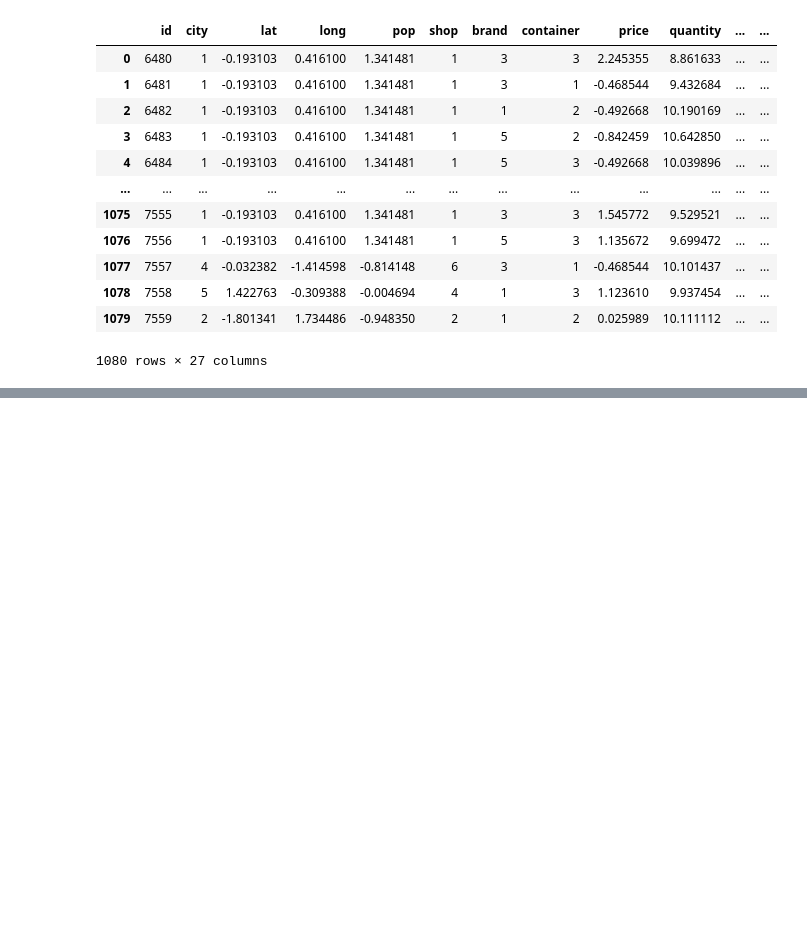
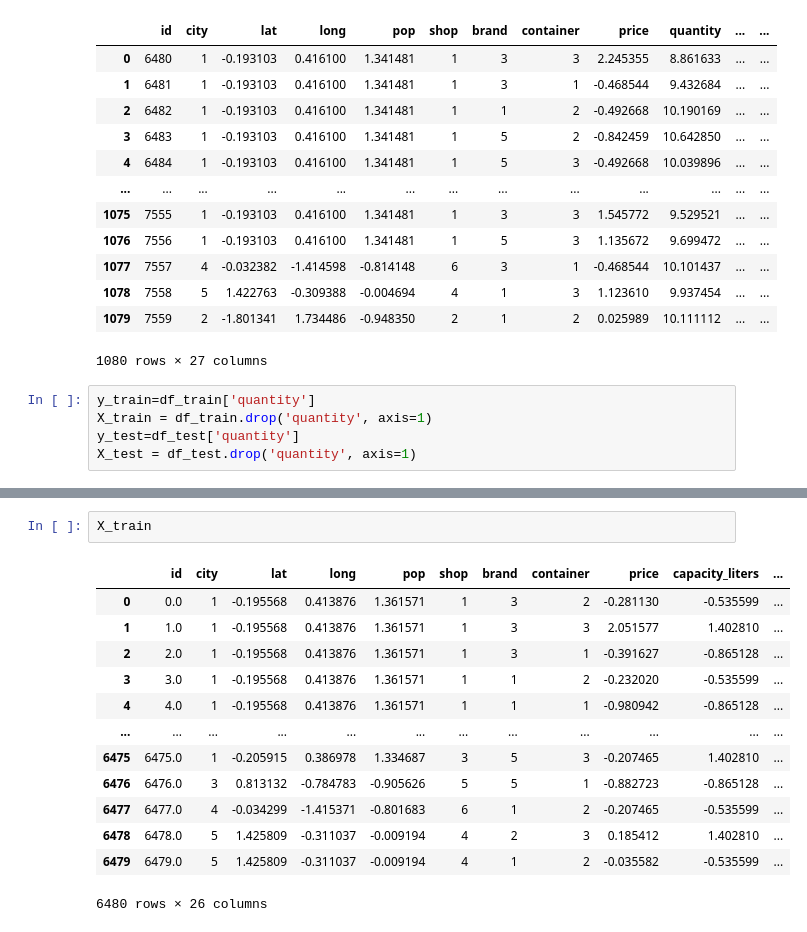
Before and after one commit to Asad-Ismail/Real_World_ML, a Jupyter notebook: Use_Cases/soda_prediction_sklearn.ipynb, the cells around one changed output, grey strips where cells are left out. Drawn from its saved outputs; the diff is of its cells as text; blank space fills up the shorter version.

```diff
--- a/Use_Cases/soda_prediction_sklearn.ipynb
+++ b/Use_Cases/soda_prediction_sklearn.ipynb
@@ -101,3 +115,8 @@ df_test
 | 1078 | 7558 | 5 | 1.422763 | -0.309388 | -0.004694 | 4 | 1 | 3 | 1.123610 | 9.937454 | ... | ... |
 | 1079 | 7559 | 2 | -1.801341 | 1.734486 | -0.948350 | 2 | 1 | 2 | 0.025989 | 10.111112 | ... | ... |
 1080 rows × 27 columns
+# %%
+y_train=df_train['quantity']
+X_train = df_train.drop('quantity', axis=1)
+y_test=df_test['quantity']
+X_test = df_test.drop('quantity', axis=1)
@@ -103,0 +138,16 @@ df_test
+# %%
+X_train
+# %% [output]
+|  | id | city | lat | long | pop | shop | brand | container | price | capacity_liters | ... |
+| 0 | 0.0 | 1 | -0.195568 | 0.413876 | 1.361571 | 1 | 3 | 2 | -0.281130 | -0.535599 | ... |
+| 1 | 1.0 | 1 | -0.195568 | 0.413876 | 1.361571 | 1 | 3 | 3 | 2.051577 | 1.402810 | ... |
+| 2 | 2.0 | 1 | -0.195568 | 0.413876 | 1.361571 | 1 | 3 | 1 | -0.391627 | -0.865128 | ... |
+| 3 | 3.0 | 1 | -0.195568 | 0.413876 | 1.361571 | 1 | 1 | 2 | -0.232020 | -0.535599 | ... |
+| 4 | 4.0 | 1 | -0.195568 | 0.413876 | 1.361571 | 1 | 1 | 1 | -0.980942 | -0.865128 | ... |
+| ... | ... | ... | ... | ... | ... | ... | ... | ... | ... | ... | ... |
+| 6475 | 6475.0 | 1 | -0.205915 | 0.386978 | 1.334687 | 3 | 5 | 3 | -0.207465 | 1.402810 | ... |
+| 6476 | 6476.0 | 3 | 0.813132 | -0.784783 | -0.905626 | 5 | 5 | 1 | -0.882723 | -0.865128 | ... |
+| 6477 | 6477.0 | 4 | -0.034299 | -1.415371 | -0.801683 | 6 | 1 | 2 | -0.207465 | -0.535599 | ... |
+| 6478 | 6478.0 | 5 | 1.425809 | -0.311037 | -0.009194 | 4 | 2 | 3 | 0.185412 | 1.402810 | ... |
+| 6479 | 6479.0 | 5 | 1.425809 | -0.311037 | -0.009194 | 4 | 1 | 2 | -0.035582 | -0.535599 | ... |
+6480 rows × 26 columns
```
Also changed, not shown: parts of 9 cells of this notebook, 3 other files.
